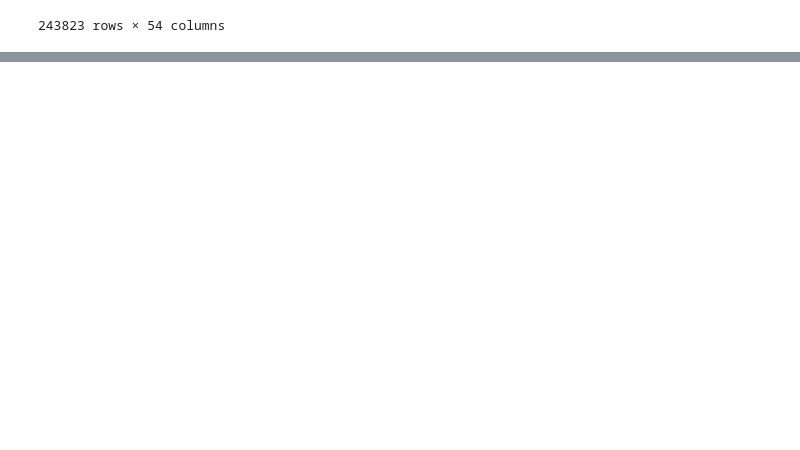
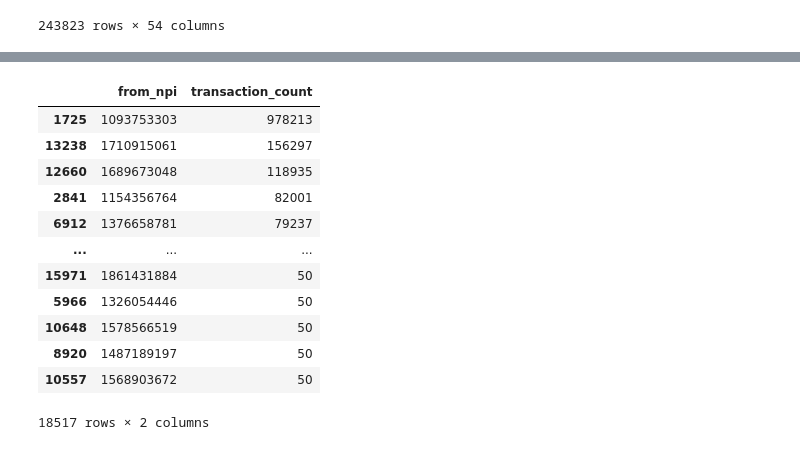
Before and after one commit to nss-data-science-cohort-5/hop_team-hot_pretzels, a Jupyter notebook: HCBB2_V2.ipynb, the cells around one changed output, grey strips where cells are left out. Drawn from its saved outputs; the diff is of its cells as text; code cells hidden in the pictures; blank space fills up the shorter version.

```diff
--- a/HCBB2_V2.ipynb
+++ b/HCBB2_V2.ipynb
@@ -258,0 +278,19 @@ full_2
+# %%
+# (1) group by from_npi summing the transaction_count and then sorting the values
+transaction_count_by_from_npi= full_2.groupby(['from_npi'])['transaction_count'].sum().reset_index()
+transaction_count_by_from_npi. sort_values('transaction_count', ascending=False)
+#these are the npi's with the 5 most and least transaction count
+# %% [output]
+|  | from_npi | transaction_count |
+| 1725 | 1093753303 | 978213 |
+| 13238 | 1710915061 | 156297 |
+| 12660 | 1689673048 | 118935 |
+| 2841 | 1154356764 | 82001 |
+| 6912 | 1376658781 | 79237 |
+| ... | ... | ... |
+| 15971 | 1861431884 | 50 |
+| 5966 | 1326054446 | 50 |
+| 10648 | 1578566519 | 50 |
+| 8920 | 1487189197 | 50 |
+| 10557 | 1568903672 | 50 |
+18517 rows × 2 columns
```
Also changed, not shown: parts of 5 cells of this notebook.
